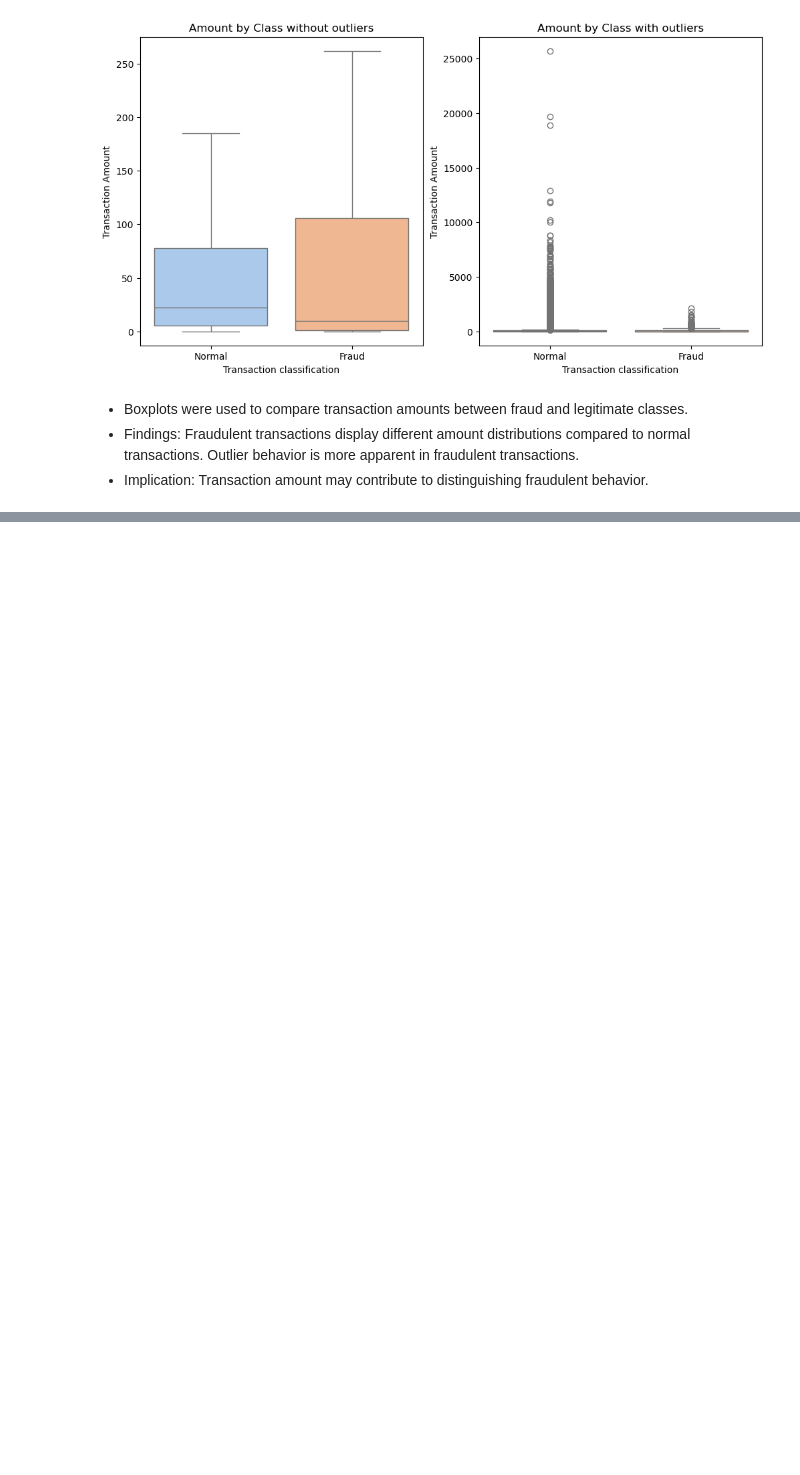
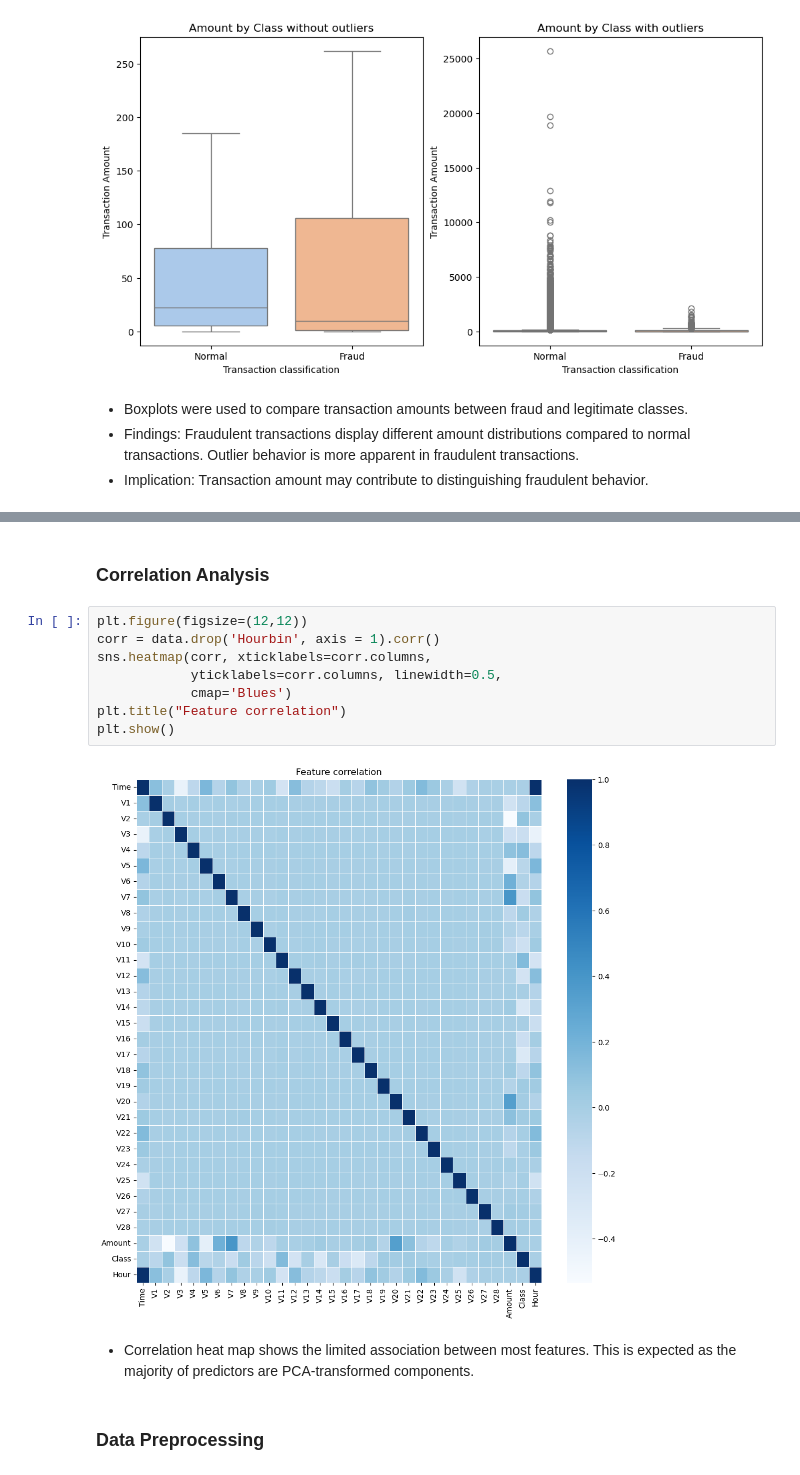
Before and after one commit to tranngonguyettu/Fraud_Detection, a Jupyter notebook: fraud_detection.ipynb, the cells around one changed output, grey strips where cells are left out. Cells and saved outputs as stored; diff of their text form; blank space fills up the shorter version.

```diff
--- a/fraud_detection.ipynb
+++ b/fraud_detection.ipynb
@@ -233,0 +300,16 @@ plt.show()
+# %% [markdown]
+### Correlation Analysis
+# %%
+plt.figure(figsize=(12,12))
+corr = data.drop('Hourbin', axis = 1).corr()
+sns.heatmap(corr, xticklabels=corr.columns,
+            yticklabels=corr.columns, linewidth=0.5,
+            cmap='Blues')
+plt.title("Feature correlation")
+plt.show()
+# %% [output]
+[figure, added]
+# %% [markdown]
+- Correlation heat map shows the limited association between most features. This is expected as the majority of predictors are PCA-transformed components.
+# %% [markdown]
+### Data Preprocessing
```
Also changed, not shown: parts of 18 cells of this notebook.
